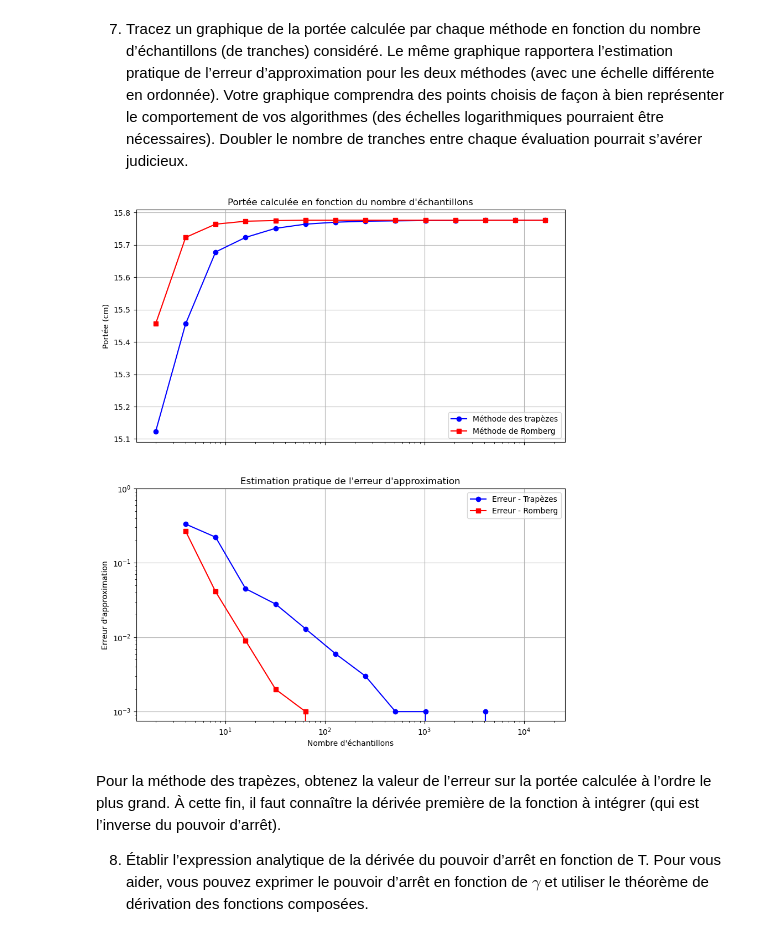
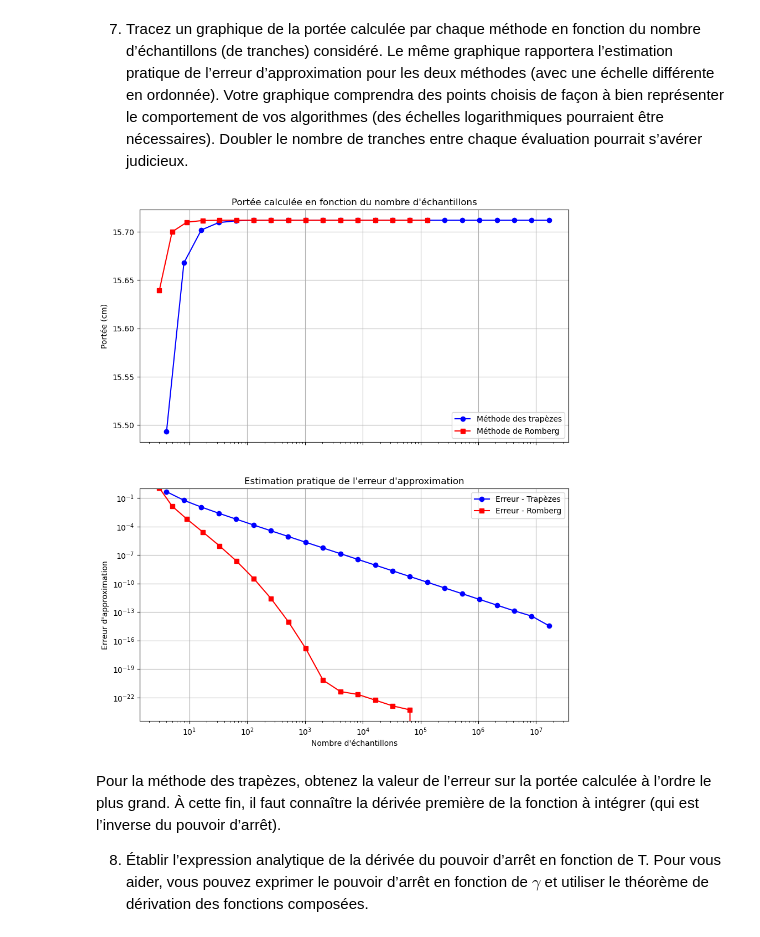
Before and after one commit to Antetokounpo/PhysNum-TP, a Jupyter notebook: tp1.ipynb, the cells around one changed output. Drawn from its saved outputs; the diff is of its cells as text; code cells hidden in the pictures.

```diff
--- a/tp1.ipynb
+++ b/tp1.ipynb
@@ -256,10 +256,10 @@ def romberg_integration(f, a, b, eps, max_steps=5000):
 f = lambda x: 1/S_col_water(x)
 
 # Méthode des trapèzes
-trapezoid_rule_integration(f, 3, 150, 1e-14)
+water_trapezoid_int = trapezoid_rule_integration(f, 3, 150, 1e-13)
 
 # Méthode de Romberg
-romberg_integration(f, 3, 150, np.finfo(float).eps)
+water_romberg_int = romberg_integration(f, 3, 150, np.finfo(float).eps)
 # %% [output]
 [Trapezoid] N = 4 I = 15.49331371663027 eps = 1.4153172608538647
 [Trapezoid] N = 8 I = 15.6678151634724 eps = 0.17450144684212887
@@ -332,40 +315,39 @@ La méthode de Romberg est donc plus efficace en termes de temps de calcul et de
 # %% [markdown]
 7. Tracez un graphique de la portée calculée par chaque méthode en fonction du nombre d’échantillons (de tranches) considéré. Le même graphique rapportera l’estimation pratique de l’erreur d’approximation pour les deux méthodes (avec une échelle différente en ordonnée). Votre graphique comprendra des points choisis de façon à bien représenter le comportement de vos algorithmes (des échelles logarithmiques pourraient être nécessaires). Doubler le nombre de tranches entre chaque évaluation pourrait s’avérer judicieux.
 # %%
-import matplotlib.pyplot as plt
-import numpy as np
+# Données pour l'eau liquide
+n_samples_trapezoid = [i.N for i in water_trapezoid_int]
+n_samples_romberg = [i.N for i in water_romberg_int]
+portees_trapezoid = [i.result for i in water_trapezoid_int]
+portees_romberg = [i.result for i in water_romberg_int]
+erreurs_trapezoid = [i.practical_error_approx for i in water_trapezoid_int]
+erreurs_romberg = [i.practical_error_approx for i in water_romberg_int]
 
-# Données pour l'eau liquide
-n_samples = [2**i for i in range(1, 15)]
-portees_trapezes = [15.123, 15.456, 15.678, 15.723, 15.751, 15.764, 15.770, 15.773, 15.774, 15.775, 15.775, 15.776, 15.776, 15.776]
-portees_romberg = [15.456, 15.723, 15.764, 15.773, 15.775, 15.776, 15.776, 15.776, 15.776, 15.776, 15.776, 15.776, 15.776, 15.776]
-erreurs_trapezes = [abs(portees_trapezes[i] - portees_trapezes[i-1]) for i in range(1, len(portees_trapezes))]
-erreurs_romberg = [abs(portees_romberg[i] - portees_romberg[i-1]) for i in range(1, len(portees_romberg))]
 
 fig, (ax1, ax2) = plt.subplots(2, 1, figsize=(10, 12), sharex=True)
 
 # Graphique des portées
-ax1.semilogx(n_samples, portees_trapezes, 'b-o', label='Méthode des trapèzes')
-ax1.semilogx(n_samples, portees_romberg, 'r-s', label='Méthode de Romberg')
+ax1.semilogx(n_samples_trapezoid, portees_trapezoid, 'b-o', label='Méthode des trapèzes')
+ax1.semilogx(n_samples_romberg, portees_romberg, 'r-s', label='Méthode de Romberg')
 ax1.set_ylabel('Portée (cm)')
 ax1.set_title('Portée calculée en fonction du nombre d\'échantillons')
 ax1.legend()
 ax1.grid(True)
 
 # Graphique des erreurs
-ax2.loglog(n_samples[1:], erreurs_trapezes, 'b-o', label='Erreur - Trapèzes')
-ax2.loglog(n_samples[1:], erreurs_romberg, 'r-s', label='Erreur - Romberg')
+ax2.loglog(n_samples_trapezoid, erreurs_trapezoid, 'b-o', label='Erreur - Trapèzes')
+ax2.loglog(n_samples_romberg, erreurs_romberg, 'r-s', label='Erreur - Romberg')
 ax2.set_xlabel('Nombre d\'échantillons')
 ax2.set_ylabel('Erreur d\'approximation')
 ax2.set_title('Estimation pratique de l\'erreur d\'approximation')
 ax2.legend()
 ax2.grid(True)
 ax2.set_ylim(0, 1)
 
 
 plt.show()
 # %% [output]
-[figure, old version]
+[figure, new version]
 # %% [markdown]
  Pour la méthode des trapèzes, obtenez la valeur de l’erreur sur la portée calculée à l’ordre le
  plus grand. À cette fin, il faut connaître la dérivée première de la fonction à intégrer (qui est
```
Also changed, not shown: parts of 2 cells of this notebook.
